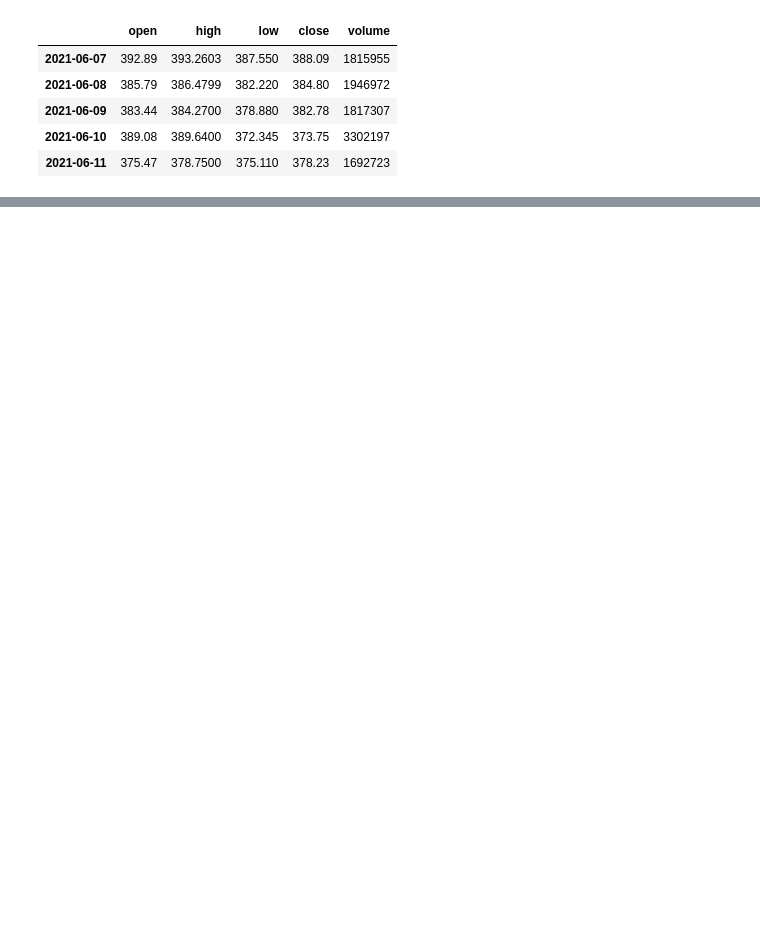
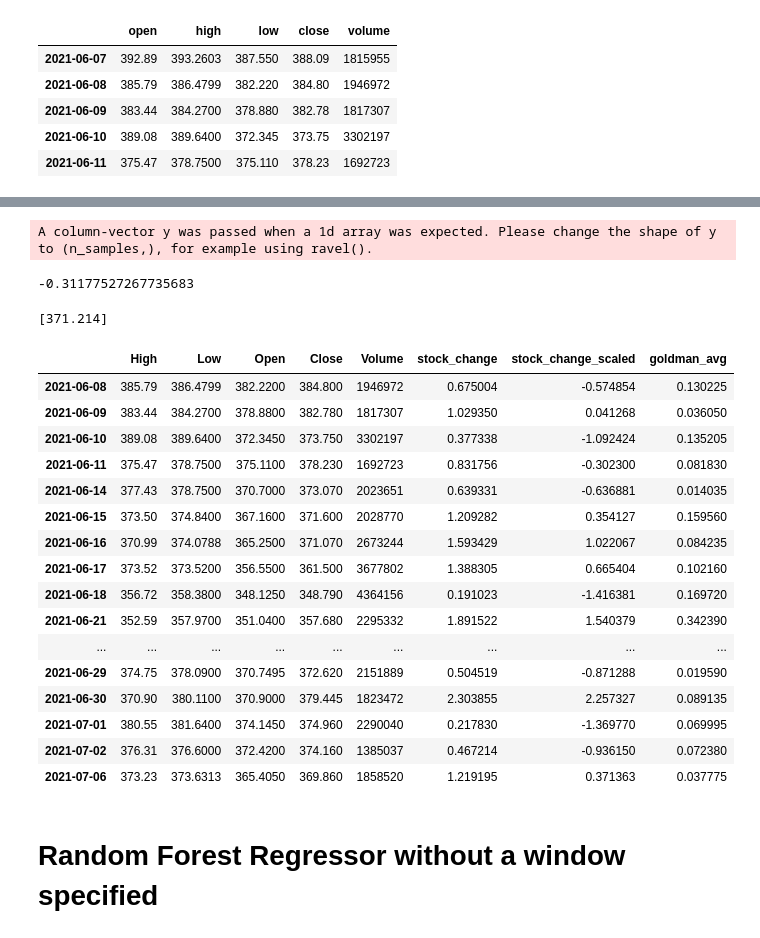
Before and after one commit to Billieo/p2-g3, a Jupyter notebook: notebooks/Billie_Notebook/Billie_brf_model.ipynb, the cells around one changed output, grey strips where cells are left out. Cells and saved outputs as stored; diff of their text form; code cells hidden in the pictures; blank space fills up the shorter version.

Commit message:
finish coding for random forest

```diff
--- a/notebooks/Billie_Notebook/Billie_brf_model.ipynb
+++ b/notebooks/Billie_Notebook/Billie_brf_model.ipynb
@@ -296,6 +286,0 @@ ValueError: Unknown label type: 'continuous'
-# %%
-forecast_col = 'stock__change'
-forecast_out = int(math.ceil(0.013 * len(topic_sentiments)))
-topic_sentiments['stock_change_pred'] = topic_sentiments[forecast_col].shift(-forecast_out)
-# %%
-topic_sentiments['buy_sell'] = topic_sentiments['stock_change_pred'].apply(lambda x: 1 if x >=0 else -1)
@@ -301,0 +290,36 @@ topic_sentiments['buy_sell'] = topic_sentiments['stock_change_pred'].apply(lambd
+# %%
+random_forest.fit(X_train, y_train)
+y_pred = random_forest.predict(X_test)
+# %% [output]
+A column-vector y was passed when a 1d array was expected. Please change the shape of y to (n_samples,), for example using ravel().
+# %%
+#This is kind of working like balance accuracy score
+random_forest.score(X_test,y_test)
+# %% [output]
+-0.31177527267735683
+# %%
+ print(random_forest.predict([[0, 0, 0, 0, 0, 0, 0, 0, 0, 0]]))
+# %% [output]
+[371.214]
+# %%
+display(topic_sentiments)
+# %% [output]
+|  | High | Low | Open | Close | Volume | stock_change | stock_change_scaled | goldman_avg |
+| 2021-06-08 | 385.79 | 386.4799 | 382.2200 | 384.800 | 1946972 | 0.675004 | -0.574854 | 0.130225 |
+| 2021-06-09 | 383.44 | 384.2700 | 378.8800 | 382.780 | 1817307 | 1.029350 | 0.041268 | 0.036050 |
+| 2021-06-10 | 389.08 | 389.6400 | 372.3450 | 373.750 | 3302197 | 0.377338 | -1.092424 | 0.135205 |
+| 2021-06-11 | 375.47 | 378.7500 | 375.1100 | 378.230 | 1692723 | 0.831756 | -0.302300 | 0.081830 |
+| 2021-06-14 | 377.43 | 378.7500 | 370.7000 | 373.070 | 2023651 | 0.639331 | -0.636881 | 0.014035 |
+| 2021-06-15 | 373.50 | 374.8400 | 367.1600 | 371.600 | 2028770 | 1.209282 | 0.354127 | 0.159560 |
+| 2021-06-16 | 370.99 | 374.0788 | 365.2500 | 371.070 | 2673244 | 1.593429 | 1.022067 | 0.084235 |
+| 2021-06-17 | 373.52 | 373.5200 | 356.5500 | 361.500 | 3677802 | 1.388305 | 0.665404 | 0.102160 |
+| 2021-06-18 | 356.72 | 358.3800 | 348.1250 | 348.790 | 4364156 | 0.191023 | -1.416381 | 0.169720 |
+| 2021-06-21 | 352.59 | 357.9700 | 351.0400 | 357.680 | 2295332 | 1.891522 | 1.540379 | 0.342390 |
+| ... | ... | ... | ... | ... | ... | ... | ... | ... |
+| 2021-06-29 | 374.75 | 378.0900 | 370.7495 | 372.620 | 2151889 | 0.504519 | -0.871288 | 0.019590 |
+| 2021-06-30 | 370.90 | 380.1100 | 370.9000 | 379.445 | 1823472 | 2.303855 | 2.257327 | 0.089135 |
+| 2021-07-01 | 380.55 | 381.6400 | 374.1450 | 374.960 | 2290040 | 0.217830 | -1.369770 | 0.069995 |
+| 2021-07-02 | 376.31 | 376.6000 | 372.4200 | 374.160 | 1385037 | 0.467214 | -0.936150 | 0.072380 |
+| 2021-07-06 | 373.23 | 373.6313 | 365.4050 | 369.860 | 1858520 | 1.219195 | 0.371363 | 0.037775 |
+# %% [markdown]
+# Random Forest Regressor without a window specified
```
Also changed, not shown: parts of 32 cells of this notebook, 6 other files.
